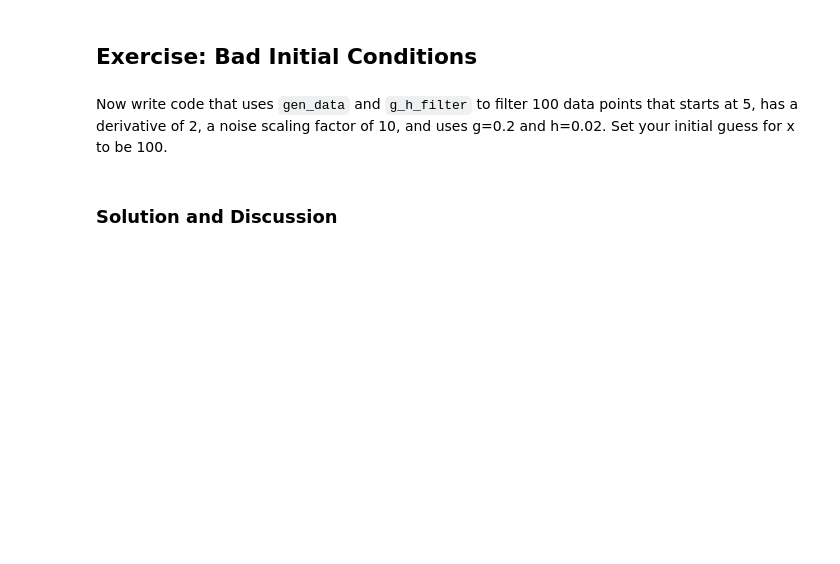
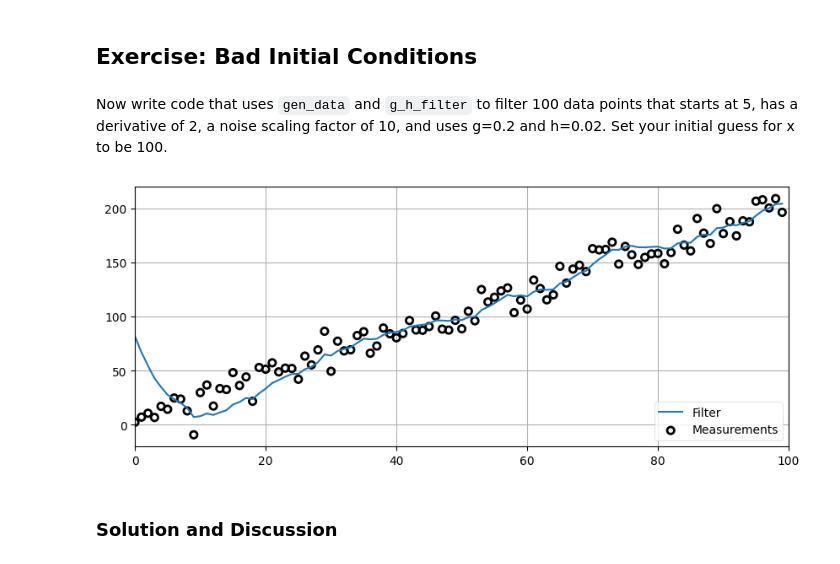
Before and after one commit to PeterMatthewKohler/Kalman-and-Bayesian-Filters-in-Python, a Jupyter notebook: 01-g-h-filter.ipynb, the cells around one changed output. Cells and saved outputs as stored; diff of their text form; code cells hidden in the pictures; blank space fills up the shorter version.

```diff
--- a/01-g-h-filter.ipynb
+++ b/01-g-h-filter.ipynb
@@ -535,3 +550,10 @@ Now write code that uses `gen_data` and `g_h_filter` to filter 100 data points t
+# %%
+# your code here
+msmts = gen_noisy_data(5, 2, 100, 10)
+data = g_h_filter(data=msmts, x0 = 100, dx = 2, dt = 1, g = 0.2, h = 0.02)
+plot_g_h_results(measurements = msmts, filtered_data = data)
+# %% [output]
+[figure, added]
 # %% [markdown]
 ### Solution and Discussion
 # %%
```
Also changed, not shown: parts of 20 cells of this notebook, 1 other file.
